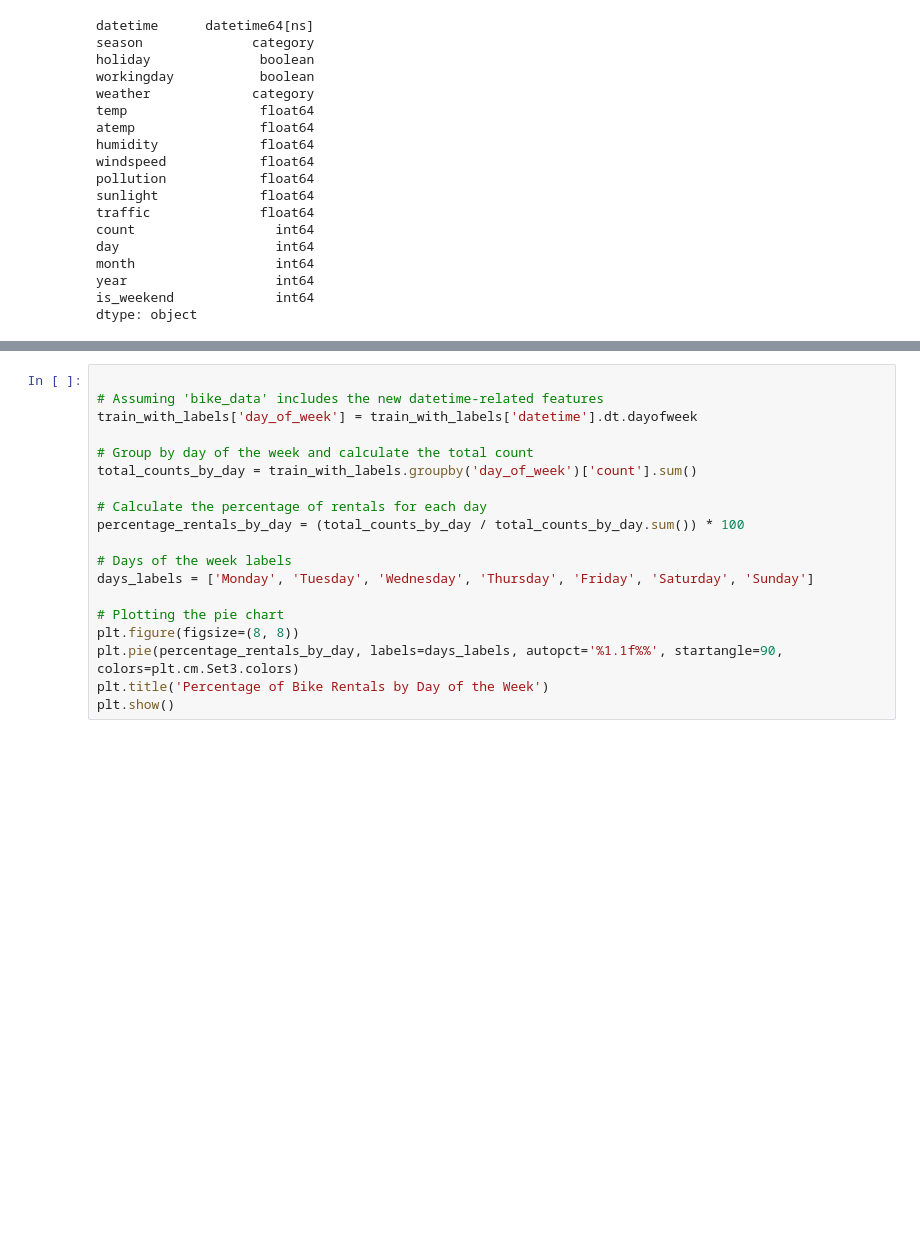
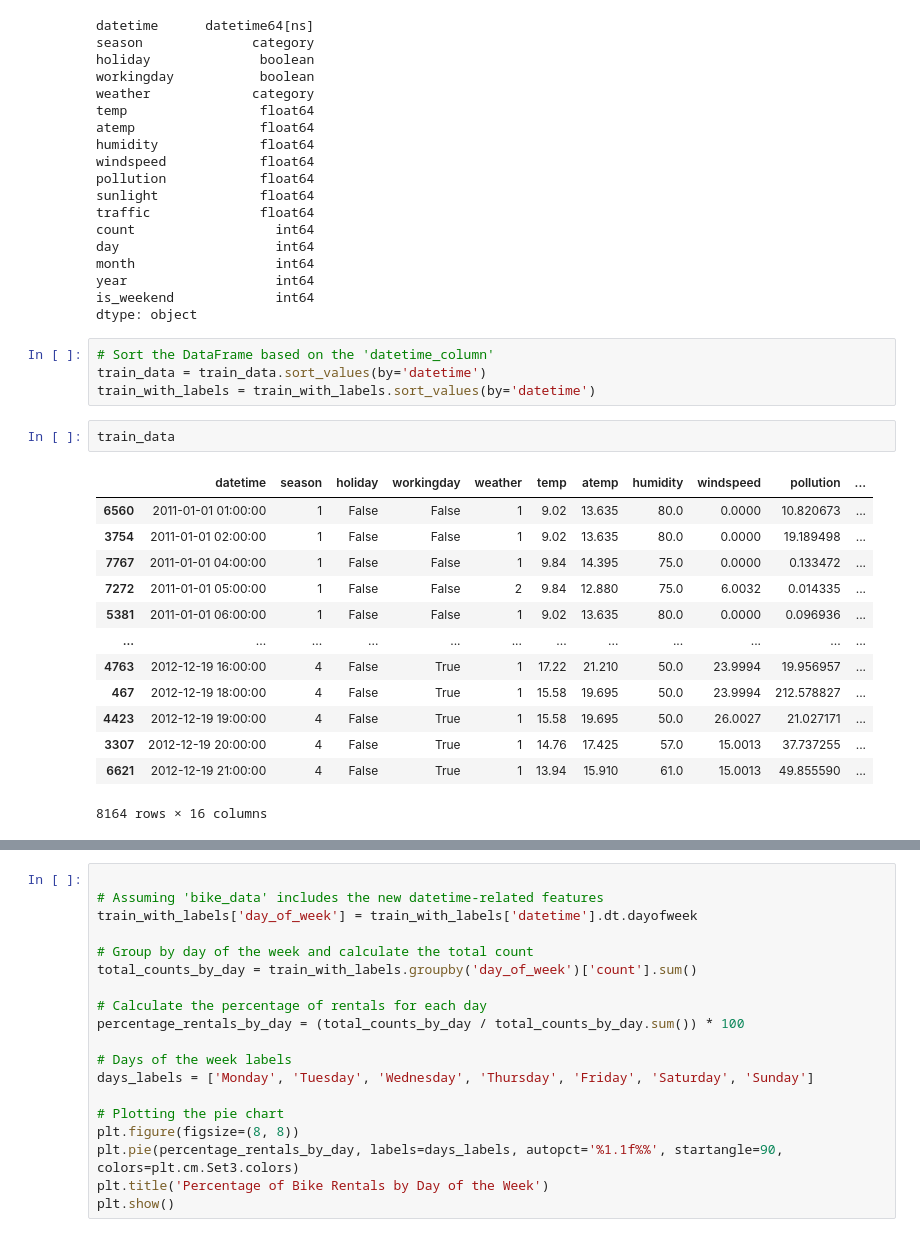
Before and after one commit to EitanBakirov/advanced-ml-dl-course, a Jupyter notebook: Assignment I/Assignment I - Group 4.ipynb, the cells around one changed output, grey strips where cells are left out. Saved outputs shown, nothing was run; the diff lists cells and outputs as text; blank space fills up the shorter version.

```diff
--- a/Assignment I/Assignment I - Group 4.ipynb
+++ b/Assignment I/Assignment I - Group 4.ipynb
@@ -440,3 +439,23 @@ month                  int64
 year                   int64
 is_weekend             int64
 dtype: object
+# %%
+# Sort the DataFrame based on the 'datetime_column'
+train_data = train_data.sort_values(by='datetime')
+train_with_labels = train_with_labels.sort_values(by='datetime')
+# %%
+train_data
+# %% [output]
+|  | datetime | season | holiday | workingday | weather | temp | atemp | humidity | windspeed | pollution | ... |
+| 6560 | 2011-01-01 01:00:00 | 1 | False | False | 1 | 9.02 | 13.635 | 80.0 | 0.0000 | 10.820673 | ... |
+| 3754 | 2011-01-01 02:00:00 | 1 | False | False | 1 | 9.02 | 13.635 | 80.0 | 0.0000 | 19.189498 | ... |
+| 7767 | 2011-01-01 04:00:00 | 1 | False | False | 1 | 9.84 | 14.395 | 75.0 | 0.0000 | 0.133472 | ... |
+| 7272 | 2011-01-01 05:00:00 | 1 | False | False | 2 | 9.84 | 12.880 | 75.0 | 6.0032 | 0.014335 | ... |
+| 5381 | 2011-01-01 06:00:00 | 1 | False | False | 1 | 9.02 | 13.635 | 80.0 | 0.0000 | 0.096936 | ... |
+| ... | ... | ... | ... | ... | ... | ... | ... | ... | ... | ... | ... |
+| 4763 | 2012-12-19 16:00:00 | 4 | False | True | 1 | 17.22 | 21.210 | 50.0 | 23.9994 | 19.956957 | ... |
+| 467 | 2012-12-19 18:00:00 | 4 | False | True | 1 | 15.58 | 19.695 | 50.0 | 23.9994 | 212.578827 | ... |
+| 4423 | 2012-12-19 19:00:00 | 4 | False | True | 1 | 15.58 | 19.695 | 50.0 | 26.0027 | 21.027171 | ... |
+| 3307 | 2012-12-19 20:00:00 | 4 | False | True | 1 | 14.76 | 17.425 | 57.0 | 15.0013 | 37.737255 | ... |
+| 6621 | 2012-12-19 21:00:00 | 4 | False | True | 1 | 13.94 | 15.910 | 61.0 | 15.0013 | 49.855590 | ... |
+8164 rows × 16 columns
```
Also changed, not shown: parts of 11 cells of this notebook.
